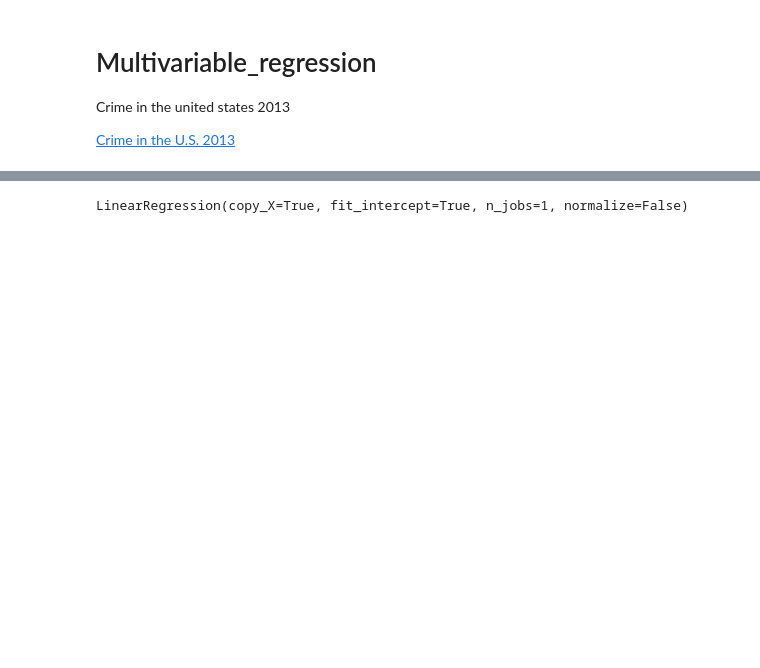
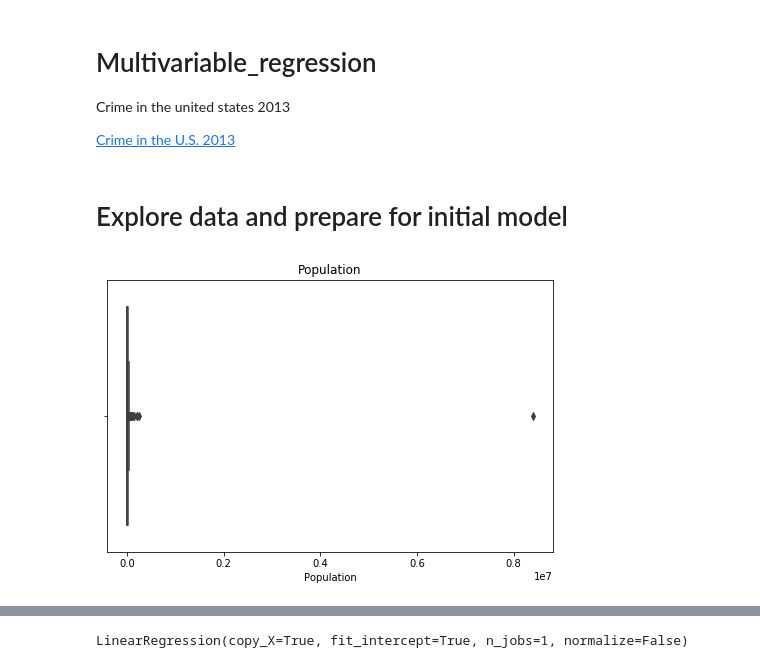
Before and after one commit to lilpricey/Thinkful, a Jupyter notebook: unit_2/multivariable regression.ipynb, the cells around one changed output, grey strips where cells are left out. Cells and saved outputs as stored; diff of their text form; code cells hidden in the pictures; blank space fills up the shorter version.

```diff
--- a/unit_2/multivariable regression.ipynb
+++ b/unit_2/multivariable regression.ipynb
@@ -18,8 +18,19 @@ warnings.filterwarnings(action="ignore", module="scipy", message="^internal gels
 
 %matplotlib inline
 pd.options.display.float_format = '{:.3f}'.format
+# %% [markdown]
+# Explore data and prepare for initial model
 # %%
 df = pd.read_excel('table_8_offenses_known_to_law_enforcement_new_york_by_city_2013.xls', skiprows=4)
+# %%
+plt.figure(figsize=(8,5))
+
+sns.boxplot(df['Population'])
+plt.title('Population')
+
+plt.show()
+# %% [output]
+[figure, added]
 # %%
 df[df['Population'] > 8000000]
 # %% [output]
```
Also changed, not shown: parts of 67 cells of this notebook.
